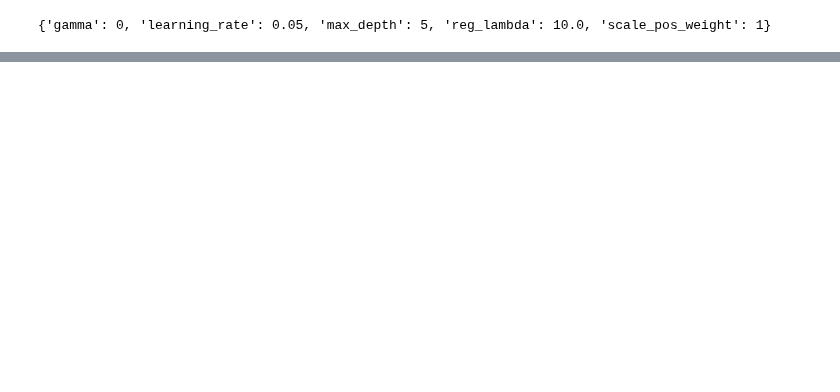
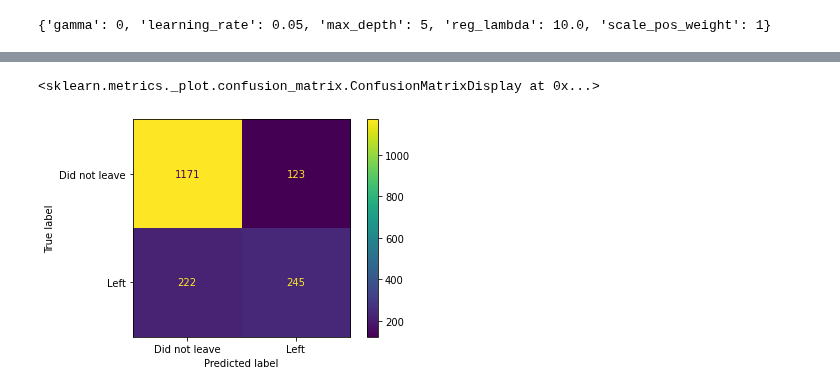
Before and after one commit to TaeMD/ML-projects, a Jupyter notebook: Telco_Churn_Dataset(Statuest).ipynb, the cells around one changed output, grey strips where cells are left out. Drawn from its saved outputs; the diff is of its cells as text; code cells hidden in the pictures; blank space fills up the shorter version.

```diff
--- a/Telco_Churn_Dataset(Statuest).ipynb
+++ b/Telco_Churn_Dataset(Statuest).ipynb
@@ -380,9 +368,23 @@ print(optimal_params.best_params_)
 # ROUND 2
 
 param_grid = {
-    'max_depth': [4],
-    'learning_rate': [0.1,0.5, 1],
-    'gamma': [0.25],
+    'max_depth': [5],
+    'learning_rate': [0.05, 0.001],
+    'gamma': [0],
     'reg_lambda': [10, 20, 100],
-    'scale_pos_weight': [3]
+    'scale_pos_weight': [0,1]
 }
+# %%
+optimal_params = GridSearchCV(
+    estimator = xgb.XGBClassifier(objective='binary:logistic', seed=42, subsample=0.9, colsample_bytree=0.5),
+    param_grid=param_grid,
+    scoring='roc_auc',
+    verbose=2,
+    n_jobs = 10,
+    cv = 3
+)
+# %%
+optimal_params.fit(X_train, y_train, early_stopping_rounds=10,
+                   eval_metric = 'auc',
+                   eval_set=[(X_test, y_test)],
+                             verbose = False)
@@ -388,0 +407,8 @@ param_grid = {
+# %%
+clf_xgb = xgb.XGBClassifier(objective="binary:logistic", gamma= 0, learning_rate= 0.05, max_depth= 5, reg_lambda= 10,
+                            scale_pos_weight= 1,missing=None, seed=42)
+clf_xgb.fit(X_train, y_train,
+            verbose=True,
+            early_stopping_rounds=10,
+            eval_metric='aucpr',
+            eval_set=[(X_test, y_test)])
@@ -388,0 +434,9 @@ param_grid = {
+# %%
+plot_confusion_matrix(clf_xgb,
+                      X_test,
+                      y_test,
+                      values_format='d',
+                      display_labels = ['Did not leave', 'Left'])
+# %% [output]
+<sklearn.metrics._plot.confusion_matrix.ConfusionMatrixDisplay at 0x...>
+[figure, added]
```
Also changed, not shown: parts of 8 cells of this notebook.
